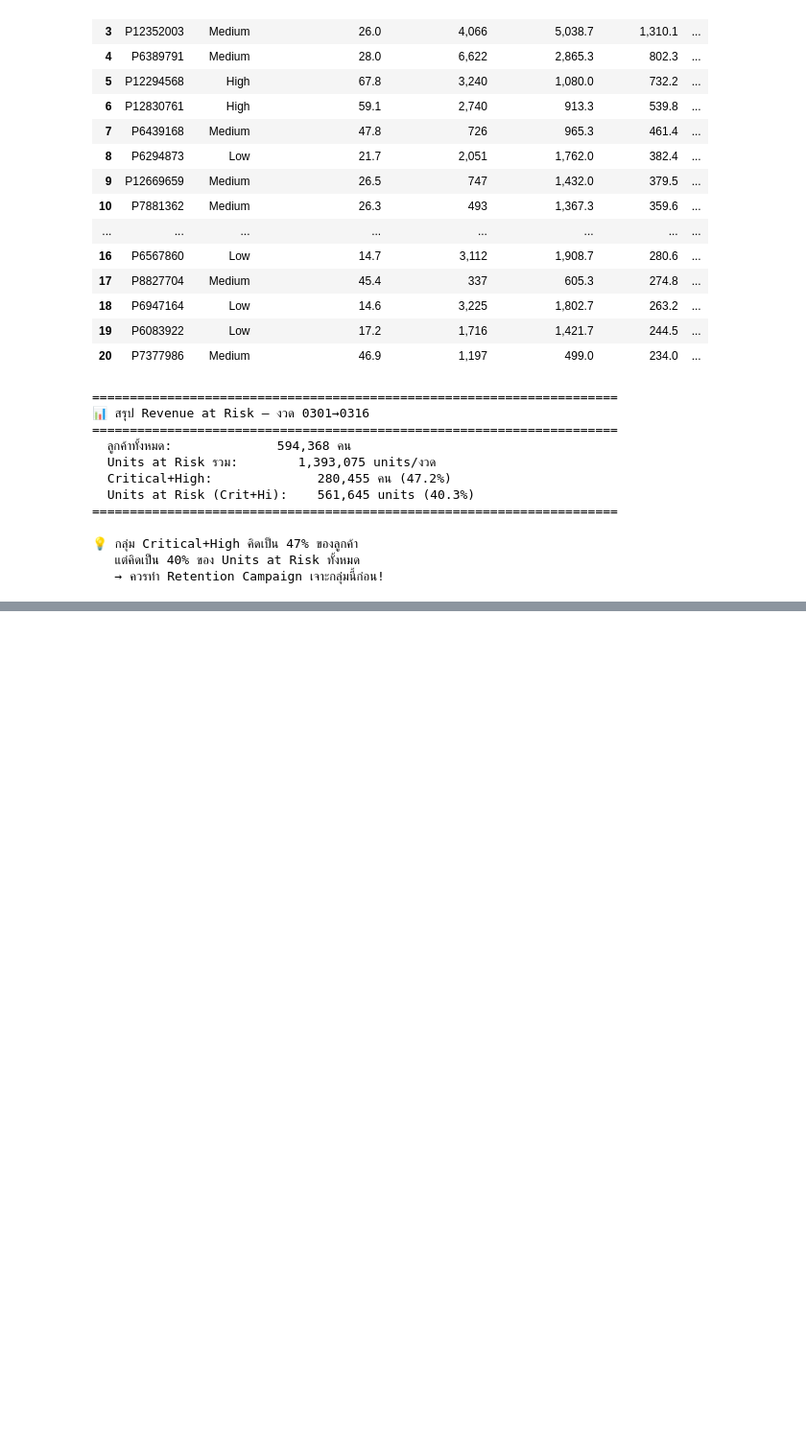
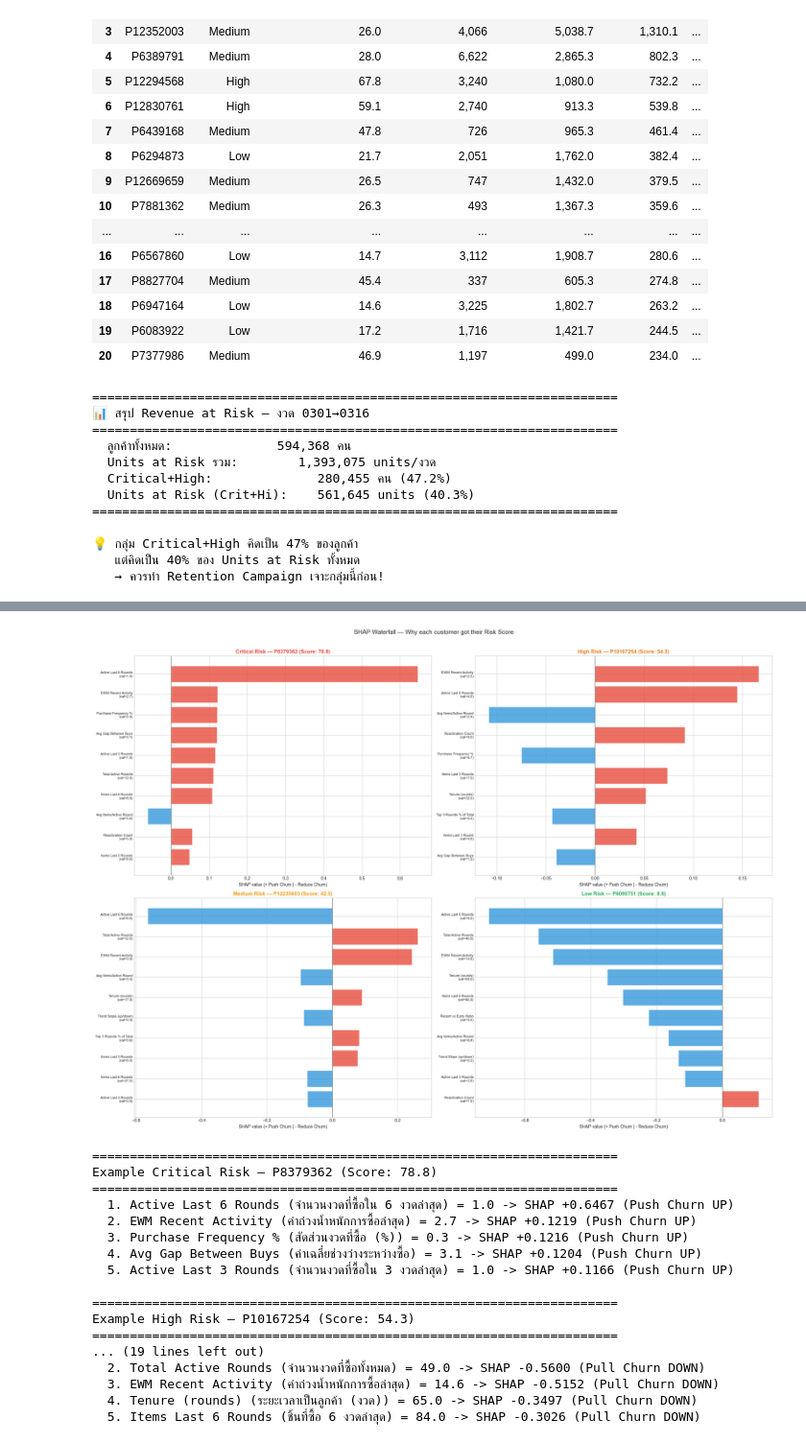
Before and after one commit to natpaphonn-ctrl/ChurnCustomer, a Jupyter notebook: Churn_Analysis.ipynb, the cells around one changed output, grey strips where cells are left out. Shown at 96% size. Saved outputs shown, nothing was run; the diff lists cells and outputs as text; code cells hidden in the pictures; blank space fills up the shorter version.

```diff
--- a/Churn_Analysis.ipynb
+++ b/Churn_Analysis.ipynb
@@ -2590,0 +2756,74 @@ print(f"   → ควรทำ Retention Campaign เจาะกลุ่มน
+# %%
+# === Waterfall Plot — ตัวอย่างลูกค้ารายบุคคล ===
+# เลือก 4 ตัวอย่าง: Critical, High, Medium, Low — แต่ละระดับ 1 คน
+
+sample_indices = {}
+for level in ['Critical', 'High', 'Medium', 'Low']:
+    mask = output_pred['risk_level'] == level
+    idx = output_pred[mask].index[0]
+    pos_in_X = output_pred.index.get_loc(idx)
+    sample_indices[level] = (pos_in_X, output_pred.loc[idx, 'userNo'],
+                             output_pred.loc[idx, 'churn_score_rf_multi'])
+
+fig, axes = plt.subplots(2, 2, figsize=(22, 16))
+level_colors = {'Critical': '#E74C3C', 'High': '#E67E22', 'Medium': '#F39C12', 'Low': '#27AE60'}
+
+for ax, (level, (pos, user_no, score)) in zip(axes.flat, sample_indices.items()):
+    sv = shap_churn[pos]
+
+    # Top 10 contributing features
+    top_idx = np.argsort(np.abs(sv))[-10:][::-1]
+    top_feats = [feature_cols[i] for i in top_idx]
+    top_vals = sv[top_idx]
+    top_data = [X_pred.iloc[pos][f] for f in top_feats]
+
+    colors = ['#E74C3C' if v > 0 else '#3498DB' for v in top_vals]
+    labels = [f"{feature_label.get(f, f)}\n(val={d:.1f})" for f, d in zip(top_feats, top_data)]
+
+    ax.barh(range(len(top_vals)), top_vals, color=colors, edgecolor='white', alpha=0.8)
+    ax.set_yticks(range(len(top_vals)))
+    ax.set_yticklabels(labels, fontsize=8)
+    ax.axvline(0, color='black', linewidth=0.5)
+    ax.set_xlabel('SHAP value (+ Push Churn | - Reduce Churn)')
+    ax.set_title(f'{level} Risk — {user_no} (Score: {score})',
+                 fontsize=12, color=level_colors[level], fontweight='bold')
+    ax.invert_yaxis()
+
+plt.suptitle('SHAP Waterfall — Why each customer got their Risk Score', fontsize=14, y=1.01)
+plt.tight_layout()
+plt.savefig('charts/shap_waterfall_examples.png', dpi=150, bbox_inches='tight')
+plt.show()
+
+# Print details with Thai hints
+for level, (pos, user_no, score) in sample_indices.items():
+    print(f"\n{'='*70}")
+    print(f"Example {level} Risk — {user_no} (Score: {score})")
+    print(f"{'='*70}")
+    sv = shap_churn[pos]
+    top_idx = np.argsort(np.abs(sv))[-5:][::-1]
+    for rank, i in enumerate(top_idx, 1):
+        feat = feature_cols[i]
+        en = feature_label.get(feat, feat)
+        th = feature_name_th.get(feat, '')
+        val = X_pred.iloc[pos][feat]
+        direction = "Push Churn UP" if sv[i] > 0 else "Pull Churn DOWN"
+        print(f"  {rank}. {en} ({th}) = {val:.1f} -> SHAP {sv[i]:+.4f} ({direction})")
+# %% [output]
+[figure, added]
+======================================================================
+Example Critical Risk — P8379362 (Score: 78.8)
+======================================================================
+  1. Active Last 6 Rounds (จำนวนงวดที่ซื้อใน 6 งวดล่าสุด) = 1.0 -> SHAP +0.6467 (Push Churn UP)
+  2. EWM Recent Activity (ค่าถ่วงน้ำหนักการซื้อล่าสุด) = 2.7 -> SHAP +0.1219 (Push Churn UP)
+  3. Purchase Frequency % (สัดส่วนงวดที่ซื้อ (%)) = 0.3 -> SHAP +0.1216 (Push Churn UP)
+  4. Avg Gap Between Buys (ค่าเฉลี่ยช่วงว่างระหว่างซื้อ) = 3.1 -> SHAP +0.1204 (Push Churn UP)
+  5. Active Last 3 Rounds (จำนวนงวดที่ซื้อใน 3 งวดล่าสุด) = 1.0 -> SHAP +0.1166 (Push Churn UP)
+
+======================================================================
+Example High Risk — P10167254 (Score: 54.3)
+======================================================================
+... (19 lines left out)
+  2. Total Active Rounds (จำนวนงวดที่ซื้อทั้งหมด) = 49.0 -> SHAP -0.5600 (Pull Churn DOWN)
+  3. EWM Recent Activity (ค่าถ่วงน้ำหนักการซื้อล่าสุด) = 14.6 -> SHAP -0.5152 (Pull Churn DOWN)
+  4. Tenure (rounds) (ระยะเวลาเป็นลูกค้า (งวด)) = 65.0 -> SHAP -0.3497 (Pull Churn DOWN)
+  5. Items Last 6 Rounds (ชิ้นที่ซื้อ 6 งวดล่าสุด) = 84.0 -> SHAP -0.3026 (Pull Churn DOWN)
```
Also changed, not shown: parts of 15 cells of this notebook, 5 other files.
